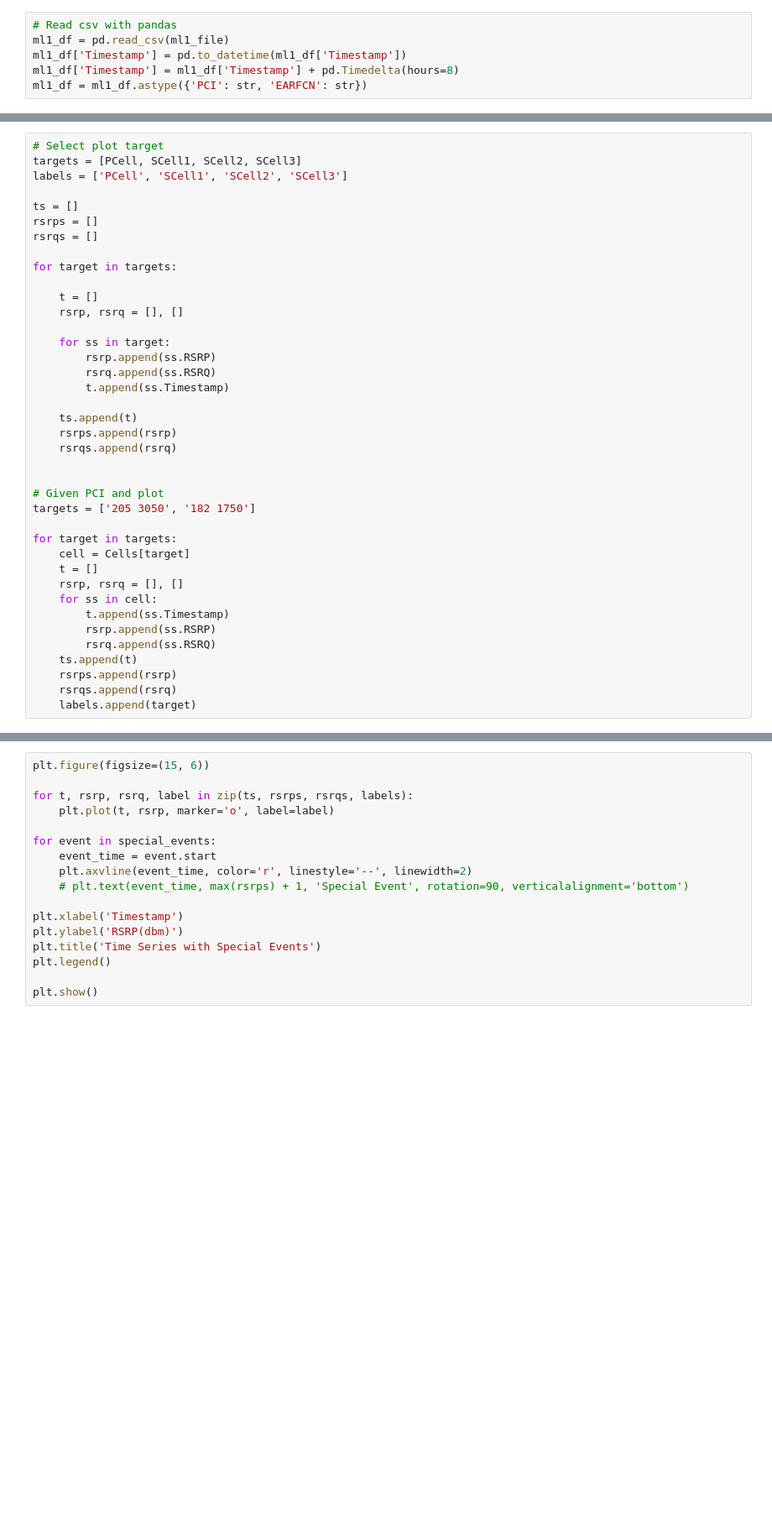
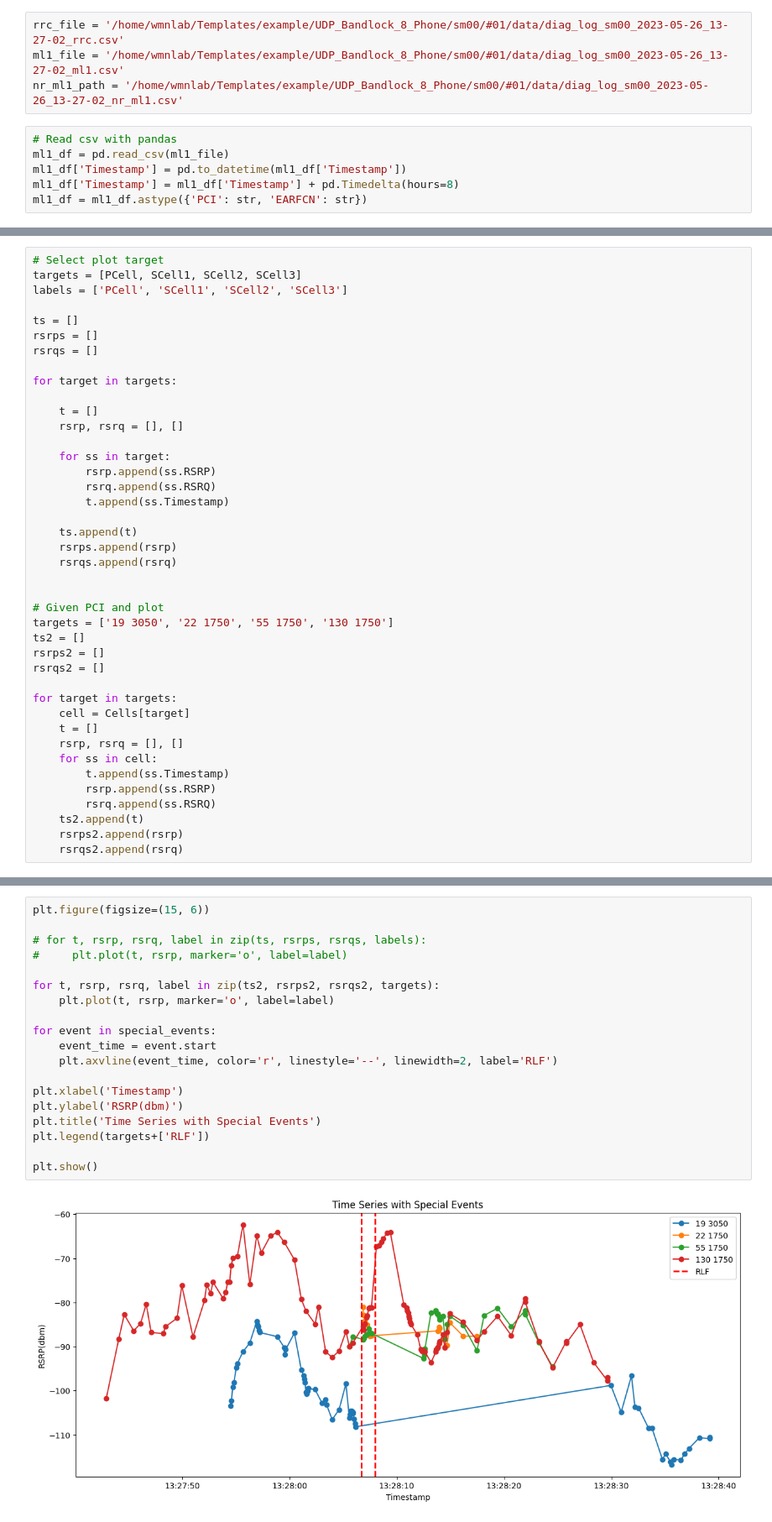
Before and after one commit to chihyangchen/ntu-experiments, a Jupyter notebook: sheng-ru/analysis/RLF_analysis.ipynb, the cells around one changed output, grey strips where cells are left out. Shown at 84% size. Drawn from its saved outputs; the diff is of its cells as text; blank space fills up the shorter version.

```diff
--- a/sheng-ru/analysis/RLF_analysis.ipynb
+++ b/sheng-ru/analysis/RLF_analysis.ipynb
@@ -603,3 +599,7 @@ nr_ml1_path = '/home/wmnlab/D/database/2023-08-29/Modem_Control_Group/qc00/#01/d
+# %%
+rrc_file = '/home/wmnlab/Templates/example/UDP_Bandlock_8_Phone/sm00/#01/data/diag_log_sm00_2023-05-26_13-27-02_rrc.csv'
+ml1_file = '/home/wmnlab/Templates/example/UDP_Bandlock_8_Phone/sm00/#01/data/diag_log_sm00_2023-05-26_13-27-02_ml1.csv'
+nr_ml1_path = '/home/wmnlab/Templates/example/UDP_Bandlock_8_Phone/sm00/#01/data/diag_log_sm00_2023-05-26_13-27-02_nr_ml1.csv'
 # %%
 # Read csv with pandas
 ml1_df = pd.read_csv(ml1_file)
@@ -679,7 +679,10 @@ for target in targets:
 
 
 # Given PCI and plot
-targets = ['205 3050', '182 1750']
+targets = ['19 3050', '22 1750', '55 1750', '130 1750']
+ts2 = []
+rsrps2 = []
+rsrqs2 = []
 
 for target in targets:
     cell = Cells[target]
@@ -689,10 +692,9 @@ for target in targets:
         t.append(ss.Timestamp)
         rsrp.append(ss.RSRP)
         rsrq.append(ss.RSRQ)
-    ts.append(t)
-    rsrps.append(rsrp)
-    rsrqs.append(rsrq)
-    labels.append(target)
+    ts2.append(t)
+    rsrps2.append(rsrp)
+    rsrqs2.append(rsrq)
 # %%
 # Select special event
 hos = parse_mi_ho(rrc_file)
@@ -700,20 +706,24 @@ special_events = hos['RLF_II'] + hos['RLF_III']
 # %%
 plt.figure(figsize=(15, 6))
 
-for t, rsrp, rsrq, label in zip(ts, rsrps, rsrqs, labels):
+# for t, rsrp, rsrq, label in zip(ts, rsrps, rsrqs, labels):
+#     plt.plot(t, rsrp, marker='o', label=label)
+
+for t, rsrp, rsrq, label in zip(ts2, rsrps2, rsrqs2, targets):
     plt.plot(t, rsrp, marker='o', label=label)
 
 for event in special_events:
     event_time = event.start
-    plt.axvline(event_time, color='r', linestyle='--', linewidth=2)
-    # plt.text(event_time, max(rsrps) + 1, 'Special Event', rotation=90, verticalalignment='bottom')
+    plt.axvline(event_time, color='r', linestyle='--', linewidth=2, label='RLF')
 
 plt.xlabel('Timestamp')
 plt.ylabel('RSRP(dbm)')
 plt.title('Time Series with Special Events')
-plt.legend()
+plt.legend(targets+['RLF'])
 
 plt.show()
+# %% [output]
+[figure, added]
 # %%
 import matplotlib.pyplot as plt
 import numpy as np
```
Also changed, not shown: parts of 2 cells of this notebook, 2 other files.
